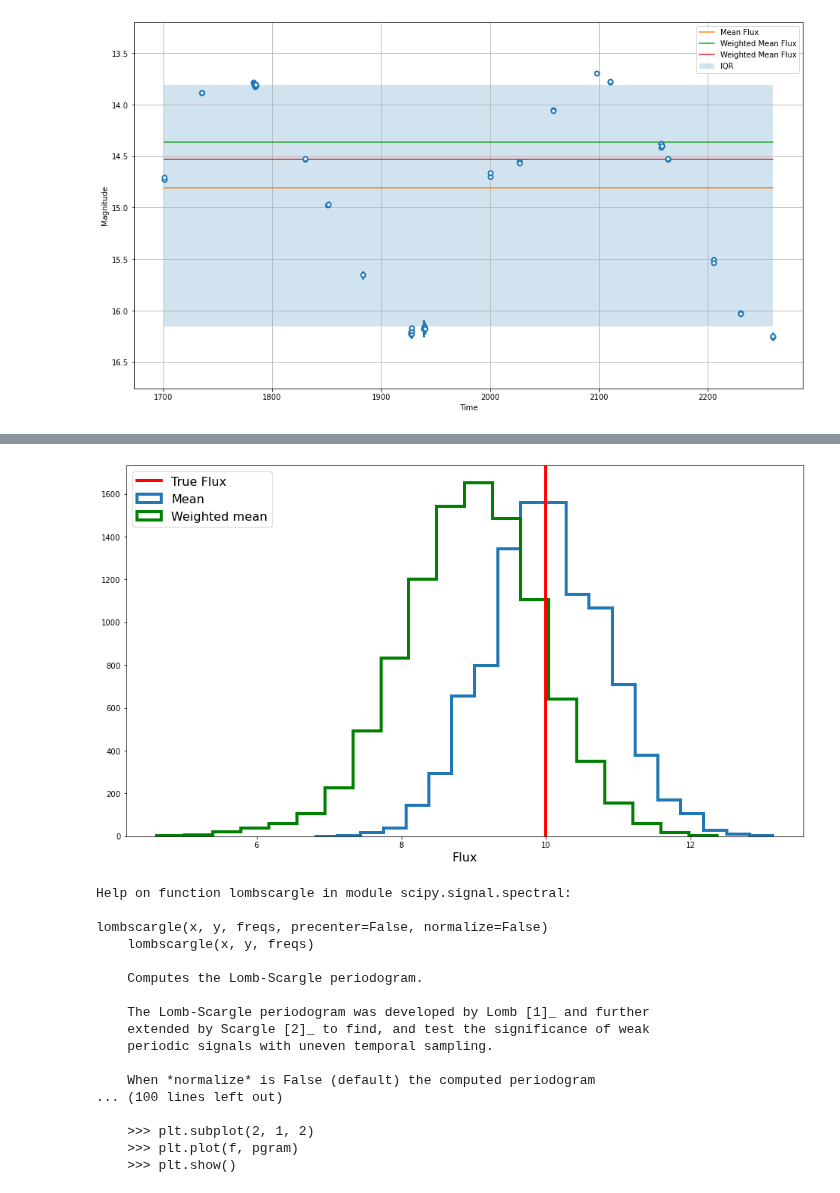
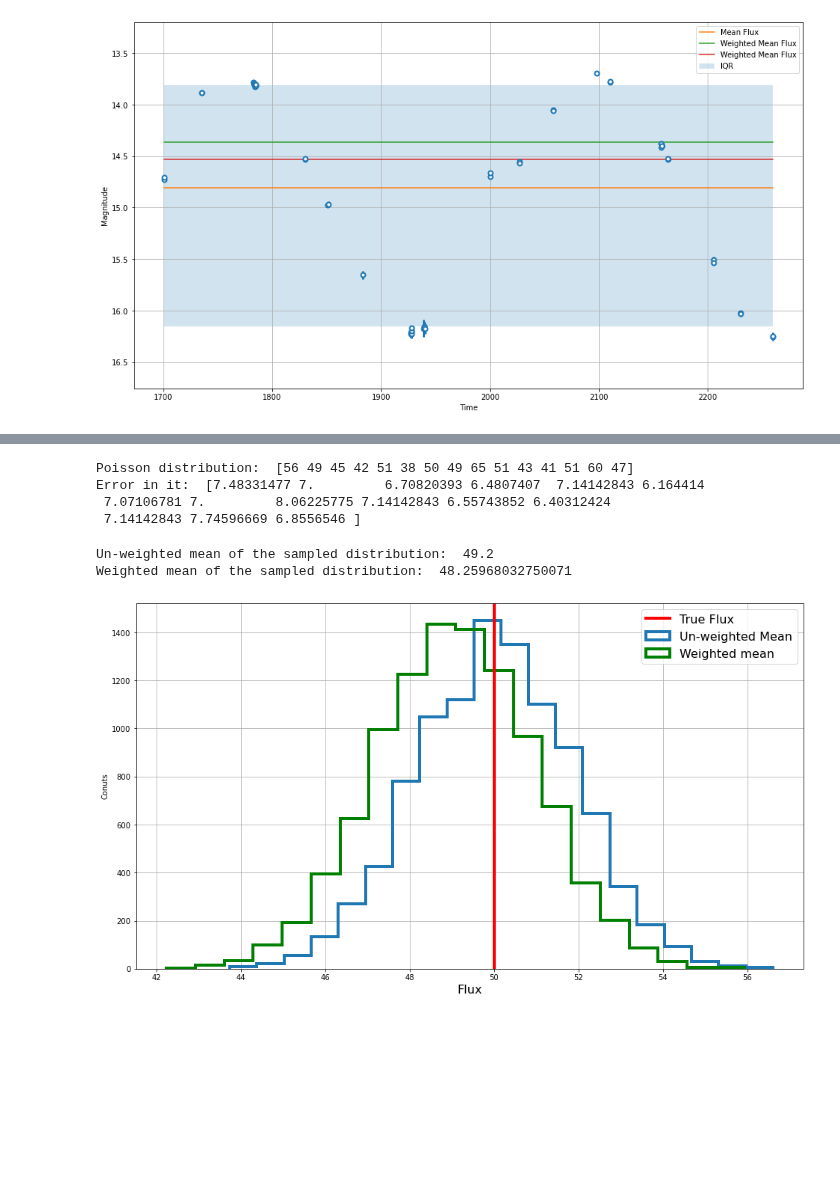
Before and after one commit to Jayshil/Data_Analysis, a Jupyter notebook: Large_scale_surveys/rr_lyrae.ipynb, the cells around one changed output, grey strips where cells are left out. Saved outputs shown, nothing was run; the diff lists cells and outputs as text; code cells hidden in the pictures; blank space fills up the shorter version.

Commit message:
Lomb-scargle analysis done

```diff
--- a/Large_scale_surveys/rr_lyrae.ipynb
+++ b/Large_scale_surveys/rr_lyrae.ipynb
@@ -127,41 +115,42 @@ np.average(poi_flx, weights=poi_flx_err**-2)
+# %%
+num_obs = 15
+flux_true = 50
+
+# Poisson distribution of flux to test the function
+poi_flx = np.random.poisson(flux_true, num_obs)
+print('Poisson distribution: ', poi_flx)
+poi_flx_err = poi_flx**0.5
+print('Error in it: ', poi_flx_err)
+# %% [output]
+Poisson distribution:  [56 49 45 42 51 38 50 49 65 51 43 41 51 60 47]
+Error in it:  [7.48331477 7.         6.70820393 6.4807407  7.14142843 6.164414
+ 7.07106781 7.         8.06225775 7.14142843 6.55743852 6.40312424
+ 7.14142843 7.74596669 6.8556546 ]
+# %%
+print('Un-weighted mean of the sampled distribution: ', np.average(poi_flx))
+print('Weighted mean of the sampled distribution: ', np.average(poi_flx, weights=poi_flx_err**-2))
+# %% [output]
+Un-weighted mean of the sampled distribution:  49.2
+Weighted mean of the sampled distribution:  48.25968032750071
 # %%
 means = np.zeros(10000)
-wht_means = np.zeros(10000)
-med_flx = np.zeros(10000)
+wt_means = np.zeros(10000)
 
 for i in range(len(means)):
     poi_flxs = np.random.poisson(flux_true, num_obs)
     poi_flxs_err = poi_flxs**0.5
     means[i] = np.average(poi_flxs)
-    med_flx[i] = np.median(poi_flxs)
-    wht_means[i] = np.average(poi_flxs, weights=poi_flxs_err**-2)
+    wt_means[i] = np.average(poi_flxs, weights=poi_flxs_err**-2)
 # %%
 plt.figure(figsize=(16,9))
-plt.hist(means, bins=20, histtype='step', linewidth=4, label='Mean')
-plt.hist(wht_means, bins=20, histtype='step', color='g', linewidth=4, label='Weighted mean')
-plt.axvline(10, c='r', label='True Flux', linewidth=4)
+plt.hist(means, bins=20, histtype='step', linewidth=4, label='Un-weighted Mean')
+plt.hist(wt_means, bins=20, histtype='step', color='g', linewidth=4, label='Weighted mean')
+plt.axvline(50, c='r', label='True Flux', linewidth=4)
 plt.xlabel('Flux', fontsize=16)
 plt.legend(fontsize=16, loc='best')
+plt.xlabel('Flux')
+plt.ylabel('Conuts')
+plt.grid()
 plt.show()
 # %% [output]
-[figure, old version]
+[figure, new version]
-# %%
-help(lsg)
-# %% [output]
-Help on function lombscargle in module scipy.signal.spectral:
-
-lombscargle(x, y, freqs, precenter=False, normalize=False)
-    lombscargle(x, y, freqs)
-
-    Computes the Lomb-Scargle periodogram.
-
-    The Lomb-Scargle periodogram was developed by Lomb [1]_ and further
-    extended by Scargle [2]_ to find, and test the significance of weak
-    periodic signals with uneven temporal sampling.
-
-    When *normalize* is False (default) the computed periodogram
-... (100 lines left out)
-
-    >>> plt.subplot(2, 1, 2)
-    >>> plt.plot(f, pgram)
-    >>> plt.show()
```
Also changed, not shown: parts of 17 cells of this notebook.
